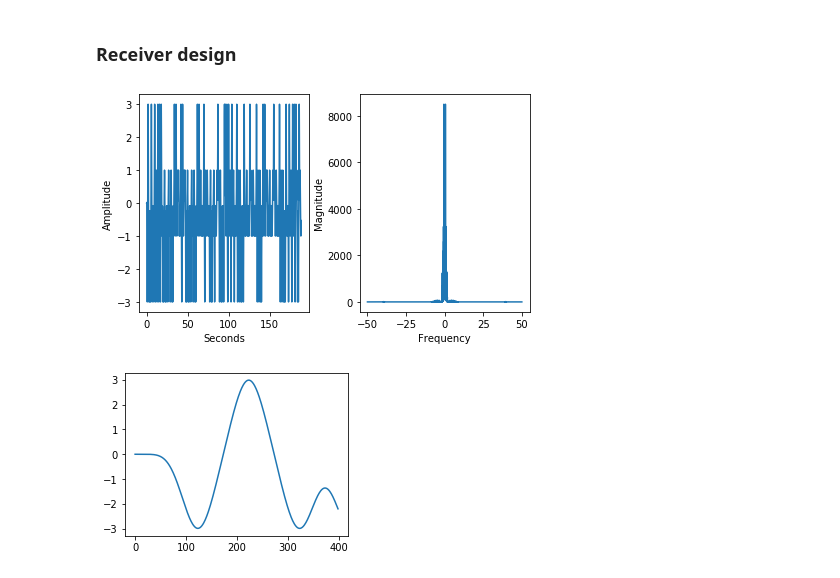
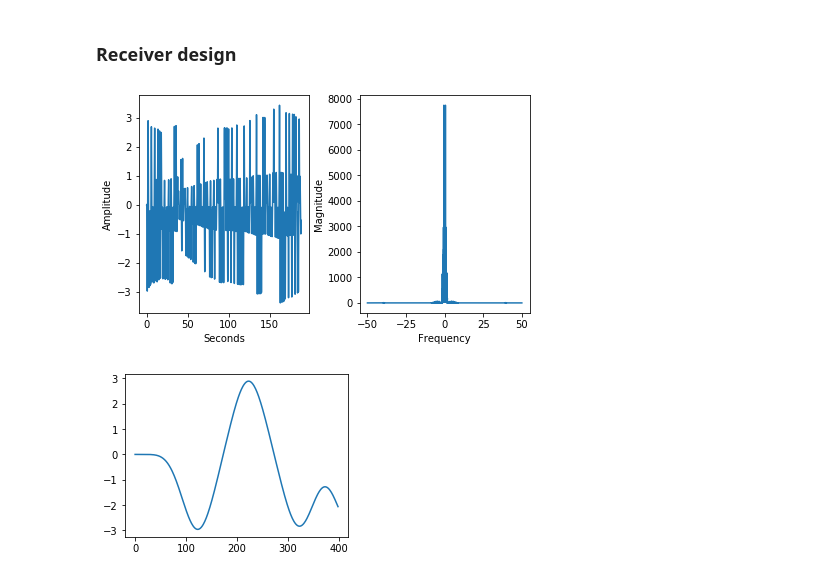
Before and after one commit to mohantyk/srd, a Jupyter notebook: Chap9.ipynb, the cells around one changed output. Saved outputs shown, nothing was run; the diff lists cells and outputs as text; code cells hidden in the pictures.

```diff
--- a/Chap9.ipynb
+++ b/Chap9.ipynb
@@ -50,0 +59,4 @@ plotspec(transmitted, 1/M);
+# %%
+# Fading
+faded = time_varying_fading_channel(transmitted)
+plotspec(faded, Ts);
@@ -50,0 +65,3 @@ plotspec(transmitted, 1/M);
+# %%
+sig_after_agc, gains = agc(faded, power(transmitted))
+plotspec(sig_after_agc, Ts);
@@ -51,11 +74,13 @@ plotspec(transmitted, 1/M);
 # %% [markdown]
 ### Receiver design
+# %%
+received = sig_after_agc
 # %%
 Ts = 1/M
-baseband = demodulate(transmitted, fc, Ts)
+baseband = demodulate(received, fc, Ts)
 plotspec(baseband, Ts);
 # %% [output]
-[figure, old version]
+[figure, new version]
 # %%
 correlated = pulse_correlator(baseband, M)
 # Filter delay of linear phase filter is (taps-1)/2 = 24.5, round to 25
```
Also changed, not shown: parts of 13 cells of this notebook, 1 other file.
